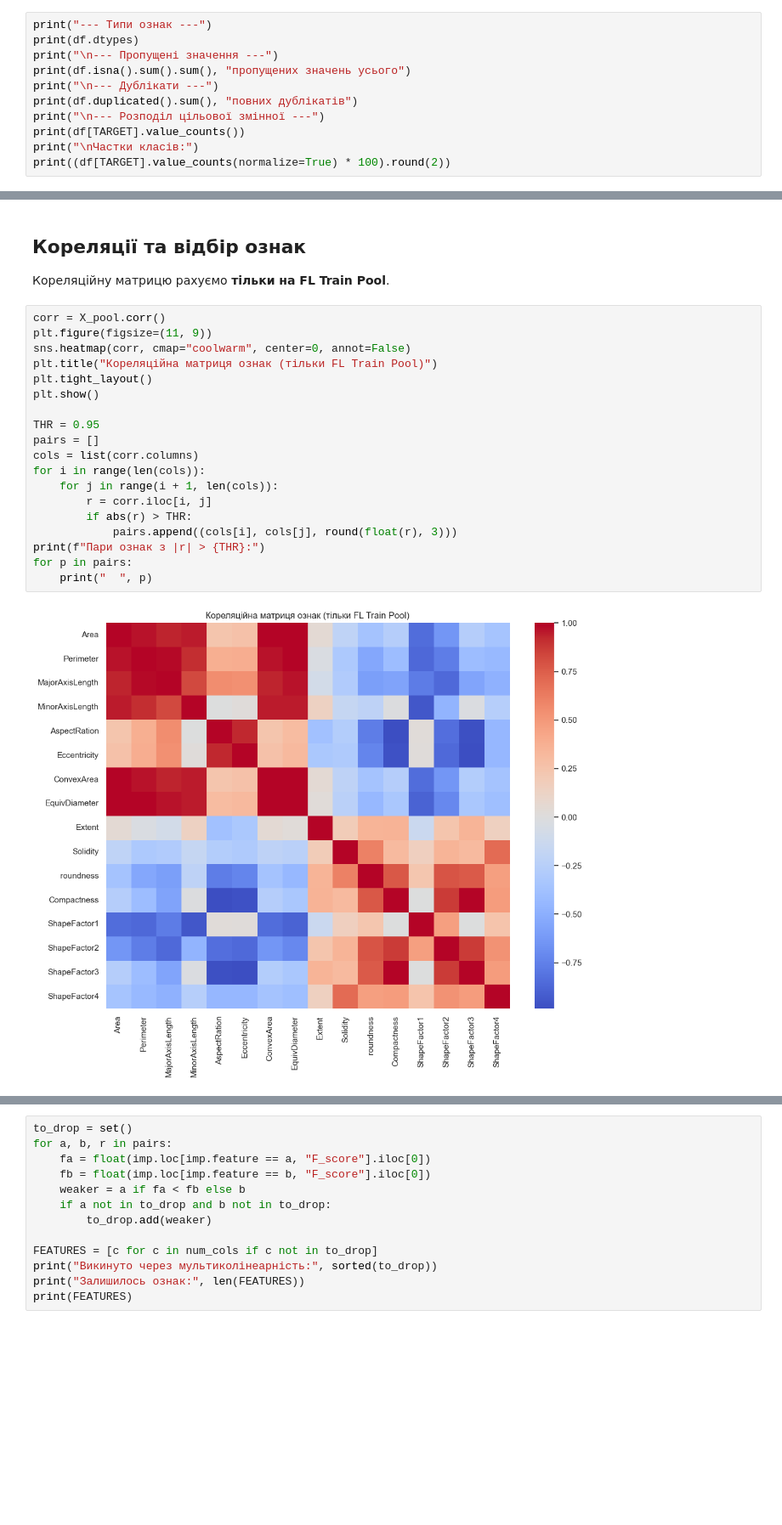
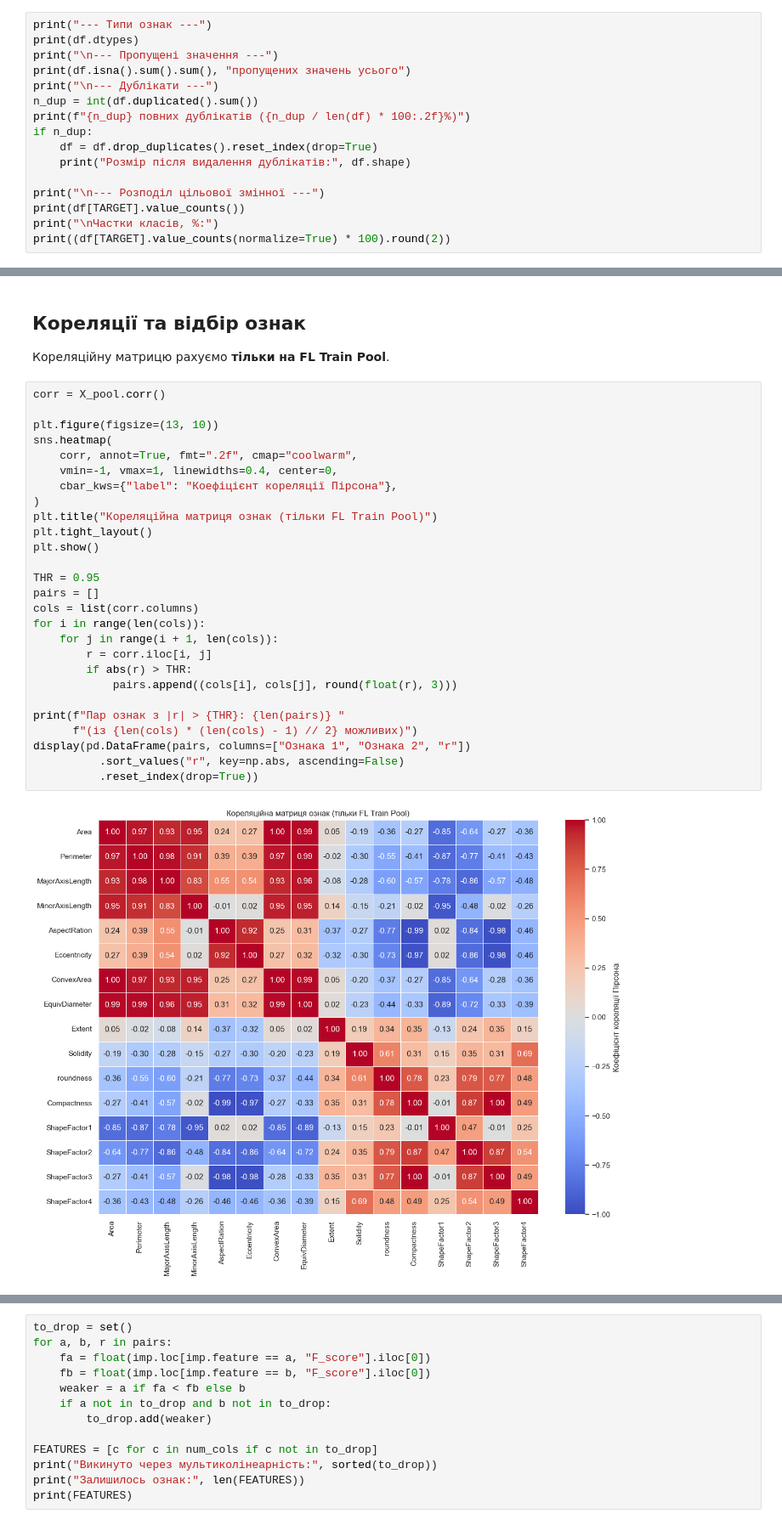
Before and after one commit to AlinaPavlenk18/machine-learning, a Jupyter notebook: lab2/lab_2.ipynb, the cells around one changed output, grey strips where cells are left out. Shown at 85% size. Saved outputs shown, nothing was run; the diff lists cells and outputs as text; blank space fills up the shorter version.

```diff
--- a/lab2/lab_2.ipynb
+++ b/lab2/lab_2.ipynb
@@ -73,10 +73,15 @@ print(df.dtypes)
 print("\n--- Пропущені значення ---")
 print(df.isna().sum().sum(), "пропущених значень усього")
 print("\n--- Дублікати ---")
-print(df.duplicated().sum(), "повних дублікатів")
+n_dup = int(df.duplicated().sum())
+print(f"{n_dup} повних дублікатів ({n_dup / len(df) * 100:.2f}%)")
+if n_dup:
+    df = df.drop_duplicates().reset_index(drop=True)
+    print("Розмір після видалення дублікатів:", df.shape)
+
 print("\n--- Розподіл цільової змінної ---")
 print(df[TARGET].value_counts())
-print("\nЧастки класів:")
+print("\nЧастки класів, %:")
 print((df[TARGET].value_counts(normalize=True) * 100).round(2))
 # %% [output]
 --- Типи ознак ---
@@ -220,22 +322,30 @@ Global Test     : (2042, 16) (15.0%)
 Кореляційну матрицю рахуємо **тільки на FL Train Pool**.
 # %%
 corr = X_pool.corr()
-plt.figure(figsize=(11, 9))
-sns.heatmap(corr, cmap="coolwarm", center=0, annot=False)
+
+plt.figure(figsize=(13, 10))
+sns.heatmap(
+    corr, annot=True, fmt=".2f", cmap="coolwarm",
+    vmin=-1, vmax=1, linewidths=0.4, center=0,
+    cbar_kws={"label": "Коефіцієнт кореляції Пірсона"},
+)
 plt.title("Кореляційна матриця ознак (тільки FL Train Pool)")
 plt.tight_layout()
 plt.show()
 
 THR = 0.95
 pairs = []
 cols = list(corr.columns)
 for i in range(len(cols)):
     for j in range(i + 1, len(cols)):
         r = corr.iloc[i, j]
         if abs(r) > THR:
             pairs.append((cols[i], cols[j], round(float(r), 3)))
-print(f"Пари ознак з |r| > {THR}:")
-for p in pairs:
-    print("  ", p)
+
+print(f"Пар ознак з |r| > {THR}: {len(pairs)} "
+      f"(із {len(cols) * (len(cols) - 1) // 2} можливих)")
+display(pd.DataFrame(pairs, columns=["Ознака 1", "Ознака 2", "r"])
+          .sort_values("r", key=np.abs, ascending=False)
+          .reset_index(drop=True))
 # %% [output]
-[figure, old version]
+[figure, new version]
```
Also changed, not shown: parts of 36 cells of this notebook.
